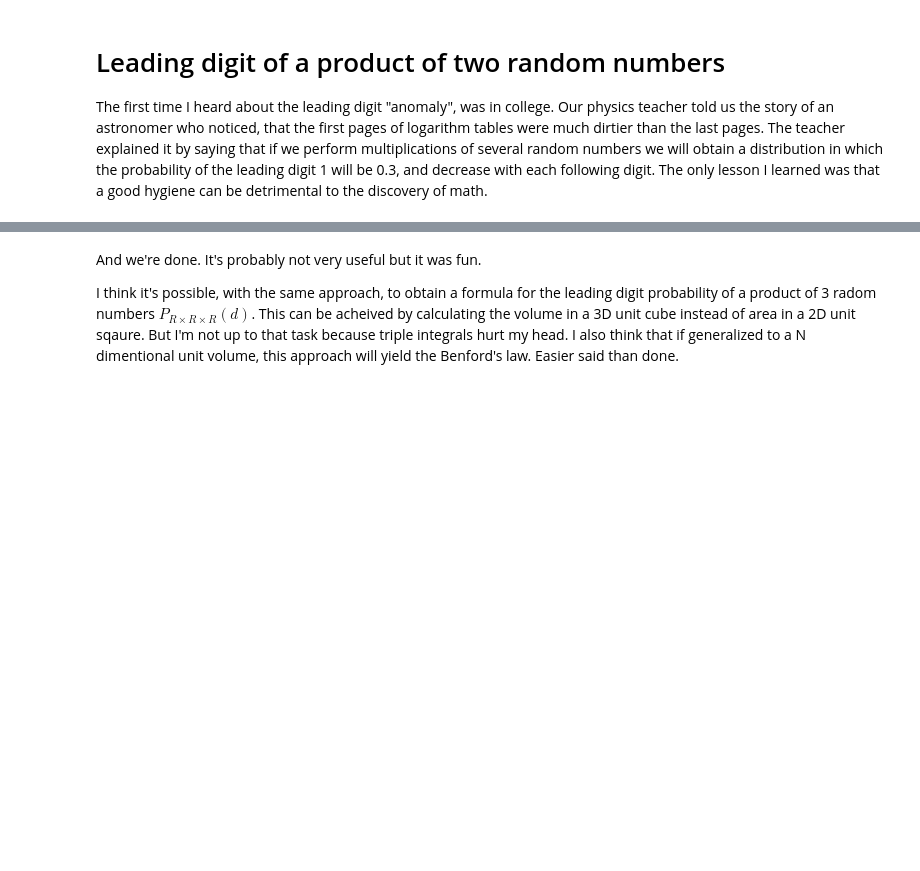
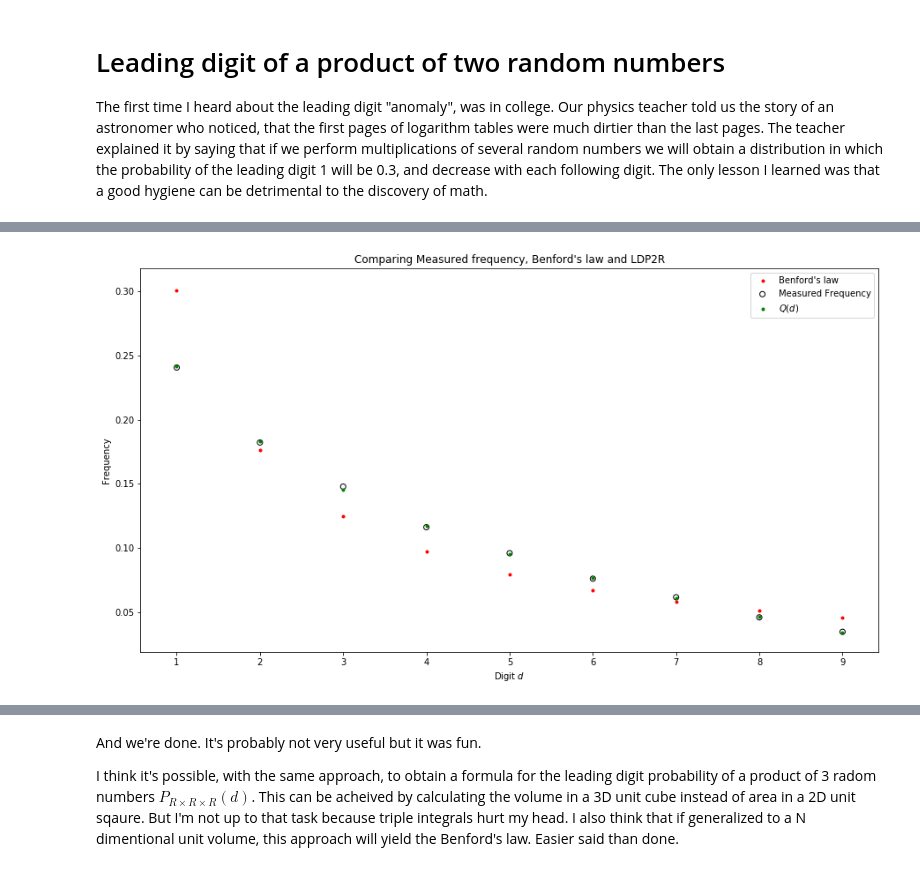
Before and after one commit to vadimgu/notebooks, a Jupyter notebook: benfords.ipynb, the cells around one changed output, grey strips where cells are left out. Saved outputs shown, nothing was run; the diff lists cells and outputs as text; code cells hidden in the pictures; blank space fills up the shorter version.

```diff
--- a/benfords.ipynb
+++ b/benfords.ipynb
@@ -58,3 +61,16 @@ HTML(df.to_html(index=False, float_format='{0:.3f}'.format))
 | 8 | 0.046 | 0.051 | 0.047 |
 | 9 | 0.034 | 0.046 | 0.034 |
+# %%
+pyplot.figure(figsize=(15, 8))
+pyplot.title('Comparing Measured frequency, Benford\'s law and LDP2R')
+pyplot.scatter(df["Leading Digit"], df["Benford"], label="Benford's law", color='red', marker='.')
+pyplot.scatter(df["Leading Digit"], df["Frequency"], label="Measured Frequency", facecolors='none', edgecolors='black')
+pyplot.scatter(df["Leading Digit"], df["Q"], color='green', label="$Q(d)$", marker='.')
+
+pyplot.legend()
+pyplot.xlabel('Digit $d$')
+pyplot.ylabel('Frequency')
+pyplot.show()
+# %% [output]
+[figure, added]
 # %% [markdown]
```
Also changed, not shown: parts of 10 cells of this notebook, 1 other file.
